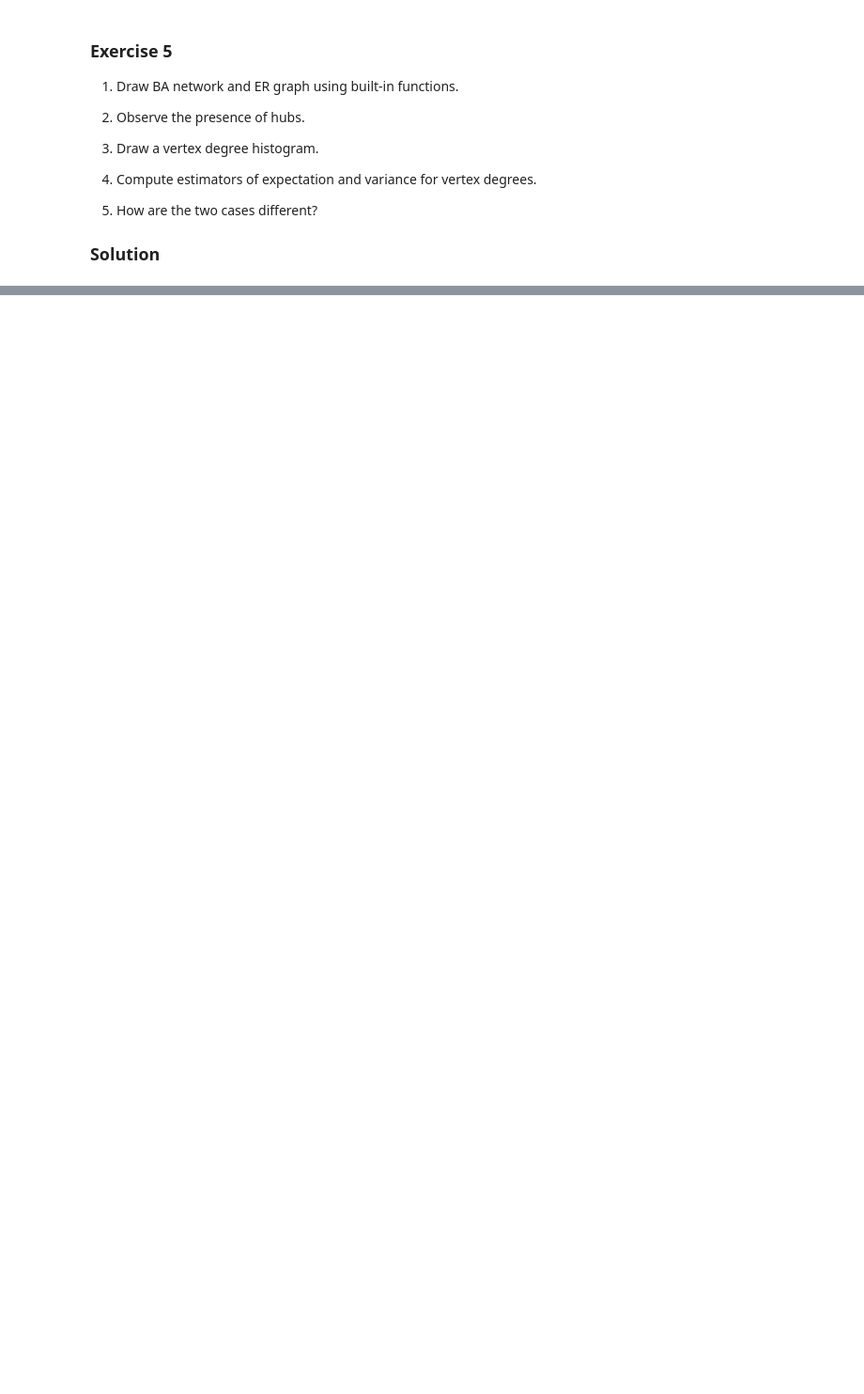
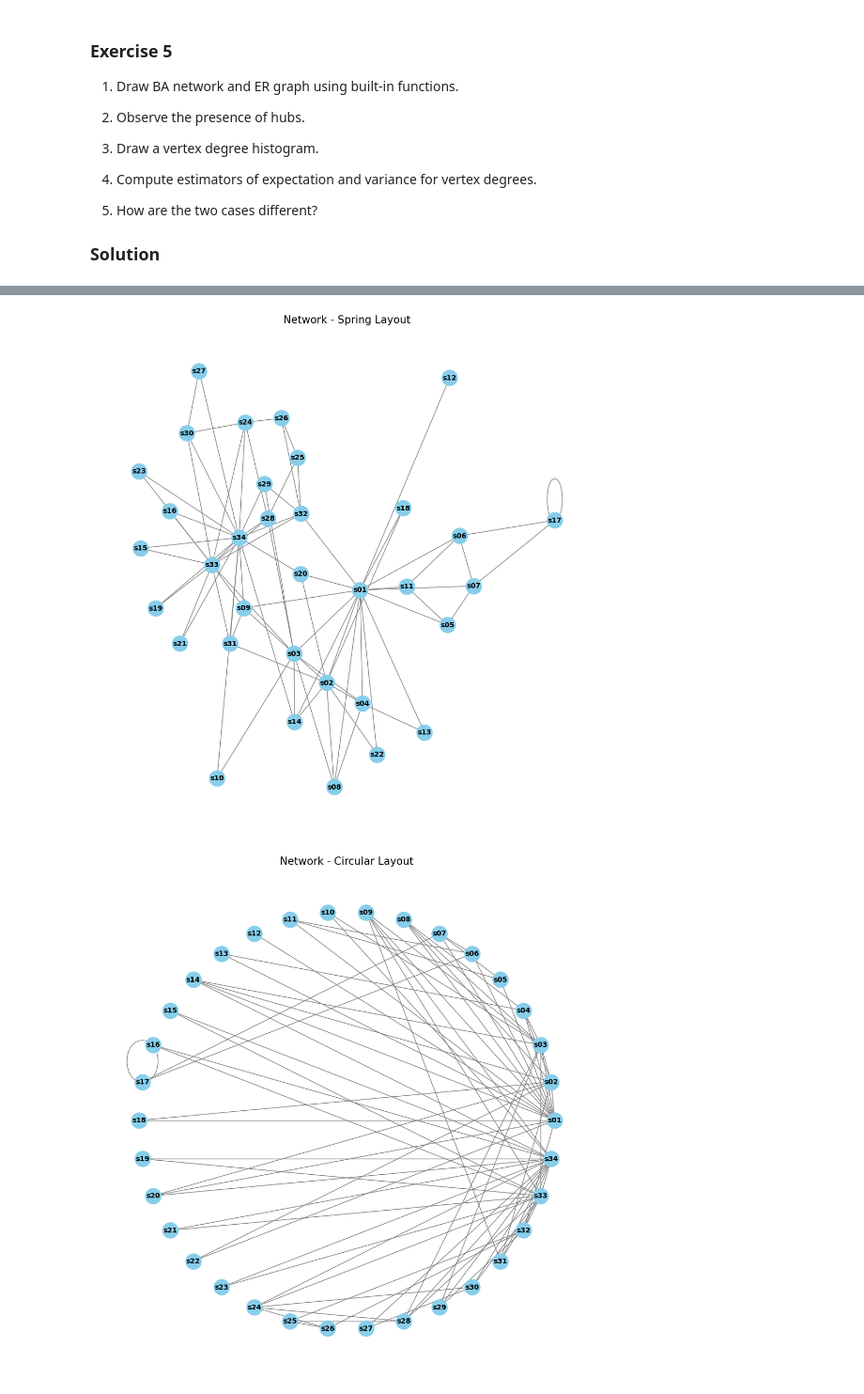
Before and after one commit to alessandrogentili001/Social-Networks-and-Recommendation-Systems, a Jupyter notebook: week_03/lab03.ipynb, the cells around one changed output, grey strips where cells are left out. Shown at 94% size. Saved outputs shown, nothing was run; the diff lists cells and outputs as text; code cells hidden in the pictures; blank space fills up the shorter version.

```diff
--- a/week_03/lab03.ipynb
+++ b/week_03/lab03.ipynb
@@ -247,0 +338,9 @@ Variance of Degree: 5.0164
+# %%
+import os
+
+# Check if the file paths are correct
+nodes_file_path = r'data/Network-1-NODES.csv'
+edges_file_path = r'data/Network-1-EDGES.csv'
+
+print(os.path.exists(nodes_file_path))  # Should return True if file exists
+print(os.path.exists(edges_file_path))  # Should return True if file exists
@@ -247,0 +350,8 @@ Variance of Degree: 5.0164
+# %%
+import pandas as pd
+import networkx as nx
+import matplotlib.pyplot as plt
+
+# Read the CSV files
+nodes_df = pd.read_csv(nodes_file_path) # nodes detaframe
+edges_df = pd.read_csv(edges_file_path) # edges dataframe
@@ -247,0 +378,48 @@ Variance of Degree: 5.0164
+# %%
+# Function to load the graph from nodes and edges DataFrames
+def load_graph(nodes_df, edges_df):
+    G = nx.Graph()
+    # Add nodes with labels
+    for index, row in nodes_df.iterrows():
+        G.add_node(row['id'], label=row['person'])  # add vertices
+    # Add edges with weights
+    for index, row in edges_df.iterrows():
+        G.add_edge(row['from'], row['to'], weight=row['score'])  # add edges and weights
+    return G
+
+# Function to plot the graph with different layouts
+def plot_graph(G, layout_func, title="Graph Visualization"):
+    plt.figure(figsize=(10, 10))
+
+    # Get the layout positions based on the passed layout function
+    pos = layout_func(G)
+
+    # Draw the graph
+    nx.draw(G, pos, with_labels=True, node_size=500, node_color="skyblue",
+            font_size=10, font_weight="bold", edge_color="gray")
+
+    plt.title(title, size=15)
+    plt.show()
+
+# Function to test multiple layouts
+def test_graph_layouts(G):
+    layouts = {
+        'Spring Layout': nx.spring_layout,
+        'Circular Layout': nx.circular_layout,
+        'Shell Layout': nx.shell_layout,
+        'Spectral Layout': nx.spectral_layout,
+        'Kamada-Kawai Layout': nx.kamada_kawai_layout
+    }
+
+    # Loop through each layout and plot the graph
+    for layout_name, layout_func in layouts.items():
+        plot_graph(G, layout_func, title=f"Network - {layout_name}")
+
+# Load the graph
+G = load_graph(nodes_df, edges_df)
+
+# Test different layout methods
+test_graph_layouts(G)
+# %% [output]
+[figure, added]
+[figure, added]
```
Also changed, not shown: parts of 13 cells of this notebook.
